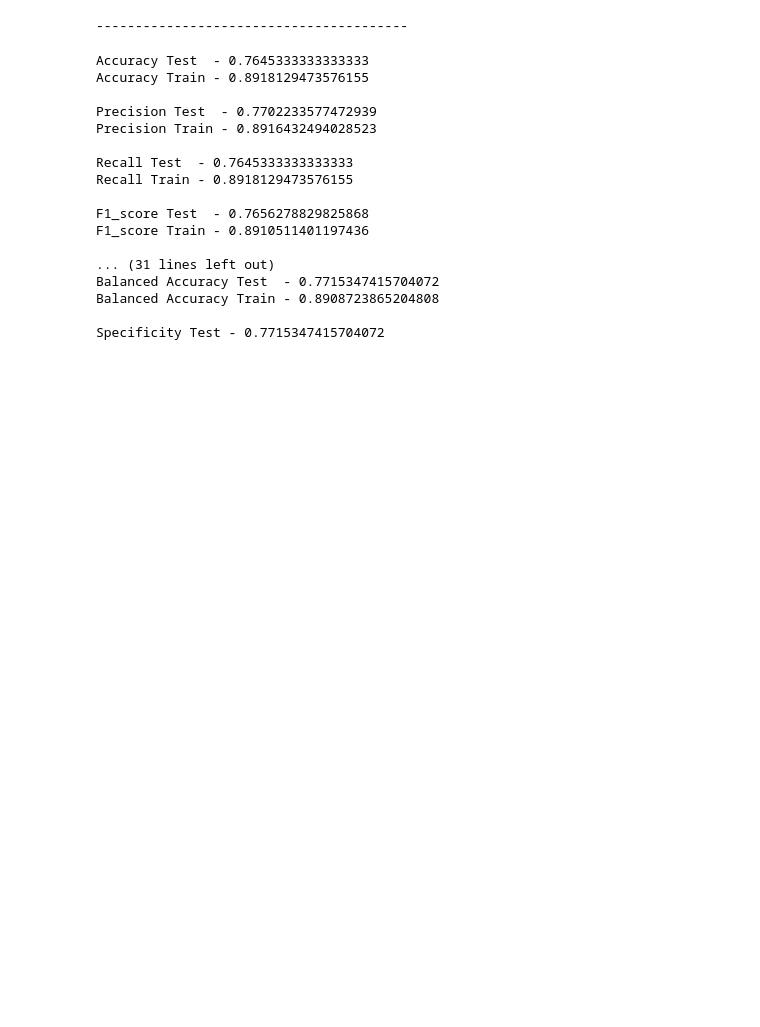
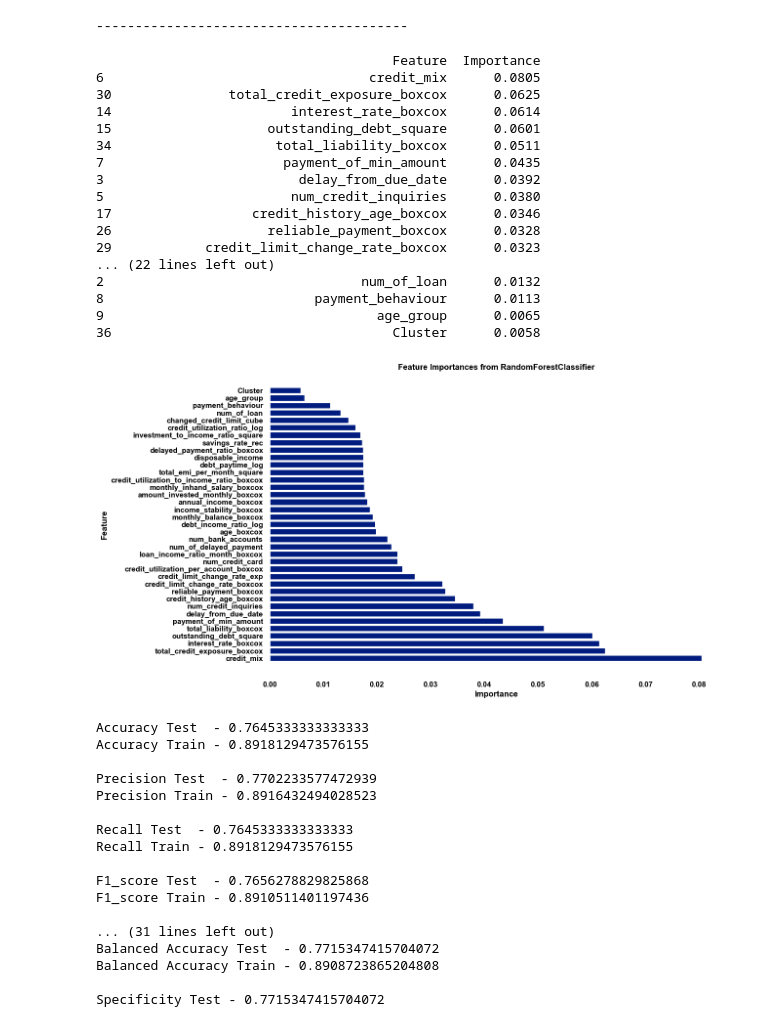
Before and after one commit to Santhosh-Analytics/Banking_Analytics, a Jupyter notebook: Classification.ipynb, the cells around one changed output. Drawn from its saved outputs; the diff is of its cells as text; code cells hidden in the pictures; blank space fills up the shorter version.

```diff
--- a/Classification.ipynb
+++ b/Classification.ipynb
@@ -313,6 +395,46 @@ Balanced Accuracy Train - 0.9999904565582532
 Specificity Test - 0.8185178691112402
 [figure]
 ----------------------------------------
+# %%
+feature_importances = RF_Classifier.feature_importances_
+# Map feature importances to feature names
+feature_names = x_train.columns
+feature_importances_df = pd.DataFrame({
+    'Feature': feature_names,
+    'Importance': feature_importances
+})
+
+# Sort the DataFrame by importance
+feature_importances_df = feature_importances_df.sort_values(by='Importance', ascending=False)
+
+print(feature_importances_df)
+
+# Plot feature importances
+plt.figure(figsize=(12, 8))
+plt.barh(feature_importances_df['Feature'], feature_importances_df['Importance'])
+plt.xlabel('Importance')
+plt.ylabel('Feature')
+plt.title('Feature Importances from RandomForestClassifier')
+plt.show()
+# %% [output]
+                                      Feature  Importance
+6                                  credit_mix      0.0805
+30               total_credit_exposure_boxcox      0.0625
+14                       interest_rate_boxcox      0.0614
+15                    outstanding_debt_square      0.0601
+34                     total_liability_boxcox      0.0511
+7                       payment_of_min_amount      0.0435
+3                         delay_from_due_date      0.0392
+5                        num_credit_inquiries      0.0380
+17                  credit_history_age_boxcox      0.0346
+26                    reliable_payment_boxcox      0.0328
+29            credit_limit_change_rate_boxcox      0.0323
+... (22 lines left out)
+2                                 num_of_loan      0.0132
+8                           payment_behaviour      0.0113
+9                                   age_group      0.0065
+36                                    Cluster      0.0058
+[figure, added]
 # %%
 xgb_Classifier = xg.XGBClassifier(random_state=42)
 evaluate_model(xgb_Classifier, x_train_scaled, y_train, x_test_scaled, y_test)
```
Also changed, not shown: parts of 15 cells of this notebook, 2 other files.
